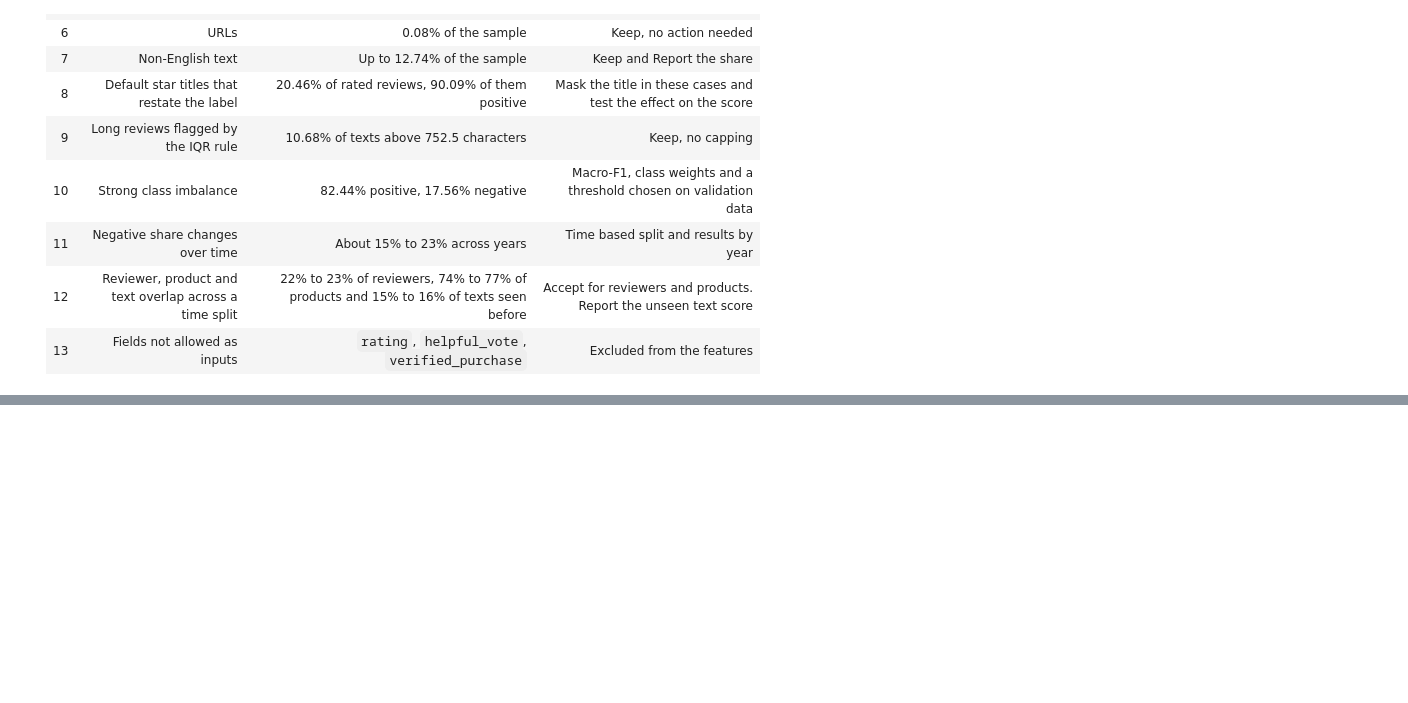
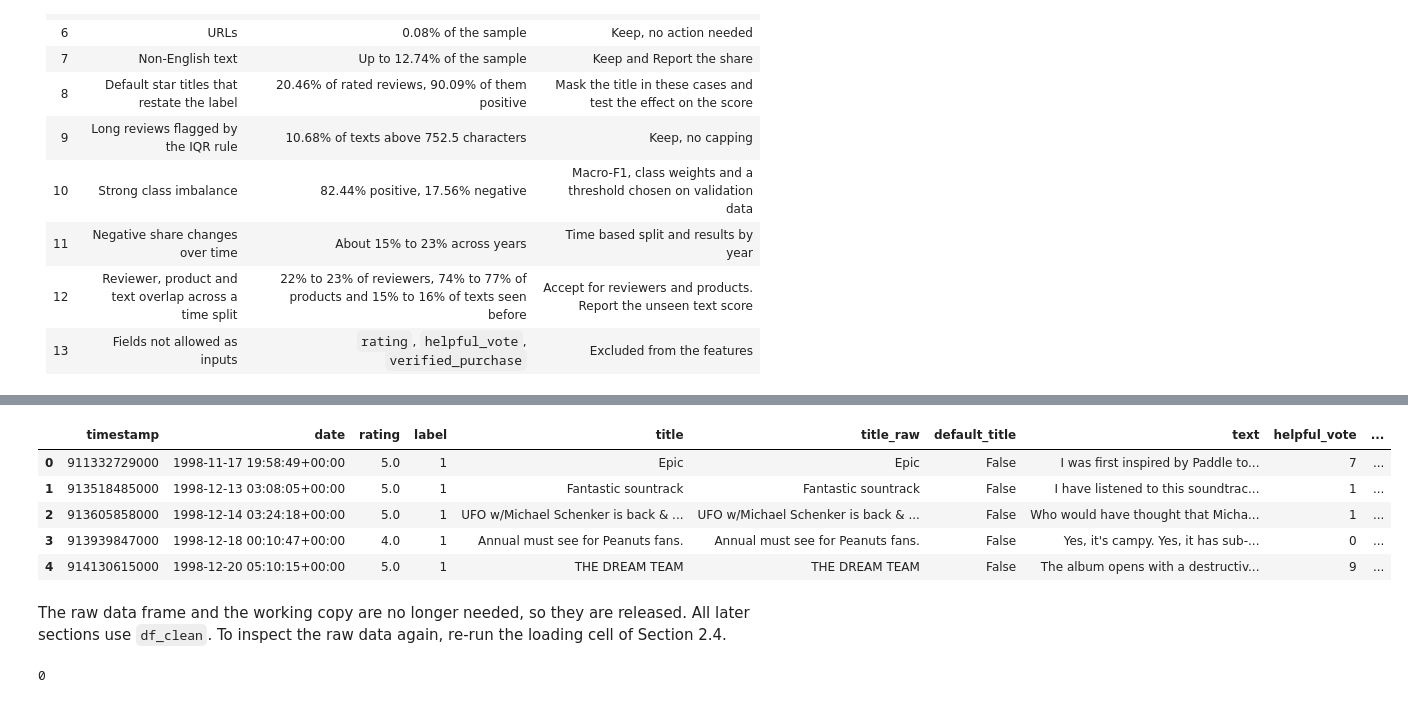
Before and after one commit to Virtuozs/MLOps2-pertemuan1-sentiment-classification, a Jupyter notebook: notebook.ipynb, the cells around one changed output, grey strips where cells are left out. Cells and saved outputs as stored; diff of their text form; code cells hidden in the pictures; blank space fills up the shorter version.

Commit message:
feat: Add `Data Preparation` Section in notebook

```diff
--- a/notebook.ipynb
+++ b/notebook.ipynb
@@ -727,0 +791,4 @@ The plan below is confirmed or adjusted in Section 4.
+# %%
+work = work.drop_duplicates(subset=FIELDS, keep='first')
+prep_log.append(('after removing exact duplicate rows', len(work)))
+len(work)
@@ -727,0 +836,12 @@ The plan below is confirmed or adjusted in Section 4.
+# %%
+DEFAULT_TITLE = r'^\s*(?:([1-5])(?:\.0)?\s*(?:out of 5\s*)?stars?|(one|two|three|four|five)\s*stars?)\s*[.!]*\s*$'
+WORDS = {'one': 1, 'two': 2, 'three': 3, 'four': 4, 'five': 5}
+
+extracted = work['title'].str.extract(DEFAULT_TITLE, flags=re.IGNORECASE)
+title_stars = extracted[0].astype('float').fillna(extracted[1].str.lower().map(WORDS))
+is_default = title_stars.notna()
+
+print(f'Default star titles: {is_default.sum():,} ({is_default.mean():.2%} of reviews)')
+print(f'Stars in the title equal the real rating in {(title_stars[is_default] == work.loc[is_default, "rating"]).mean():.2%} of them\n')
+pd.crosstab(title_stars[is_default].astype(int).rename('stars in title'),
+            work.loc[is_default, 'rating'].astype(int).rename('real rating'))
@@ -727,0 +860,6 @@ The plan below is confirmed or adjusted in Section 4.
+# %%
+work['title_raw'] = work['title']
+work['default_title'] = is_default
+work.loc[is_default, 'title'] = ''
+prep_log.append(('after masking default star titles (no rows removed)', len(work)))
+work.loc[is_default, ['rating', 'title_raw', 'title']].head()
@@ -727,0 +889,12 @@ The plan below is confirmed or adjusted in Section 4.
+# %%
+df_clean = (work[['timestamp', 'date', 'rating', 'label', 'title', 'title_raw', 'default_title',
+                  'text', 'helpful_vote', 'verified_purchase', 'user_id', 'parent_asin']]
+            .sort_values('timestamp', kind='stable')
+            .reset_index(drop=True))
+
+assert not (df_clean['rating'] == 3).any()
+assert set(df_clean['label'].unique()) == {0, 1}
+assert not blank(df_clean['text']).any()
+assert df_clean['timestamp'].is_monotonic_increasing
+assert df_clean['date'].max() < CUTOFF
+print('all checks passed')
@@ -727,0 +938,16 @@ The plan below is confirmed or adjusted in Section 4.
+# %%
+df_clean.head()
+# %% [output]
+|  | timestamp | date | rating | label | title | title_raw | default_title | text | helpful_vote | ... |
+| 0 | 911332729000 | 1998-11-17 19:58:49+00:00 | 5.0 | 1 | Epic | Epic | False | I was first inspired by Paddle to... | 7 | ... |
+| 1 | 913518485000 | 1998-12-13 03:08:05+00:00 | 5.0 | 1 | Fantastic sountrack | Fantastic sountrack | False | I have listened to this soundtrac... | 1 | ... |
+| 2 | 913605858000 | 1998-12-14 03:24:18+00:00 | 5.0 | 1 | UFO w/Michael Schenker is back & ... | UFO w/Michael Schenker is back & ... | False | Who would have thought that Micha... | 1 | ... |
+| 3 | 913939847000 | 1998-12-18 00:10:47+00:00 | 4.0 | 1 | Annual must see for Peanuts fans. | Annual must see for Peanuts fans. | False | Yes, it's campy. Yes, it has sub-... | 0 | ... |
+| 4 | 914130615000 | 1998-12-20 05:10:15+00:00 | 5.0 | 1 | THE DREAM TEAM | THE DREAM TEAM | False | The album opens with a destructiv... | 9 | ... |
+# %% [markdown]
+The raw data frame and the working copy are no longer needed, so they are released. All later sections use `df_clean`. To inspect the raw data again, re-run the loading cell of Section 2.4.
+# %%
+del df, work, extracted, title_stars, is_default, empty_after
+gc.collect()
+# %% [output]
+0
```
Also changed, not shown: parts of 23 cells of this notebook.
